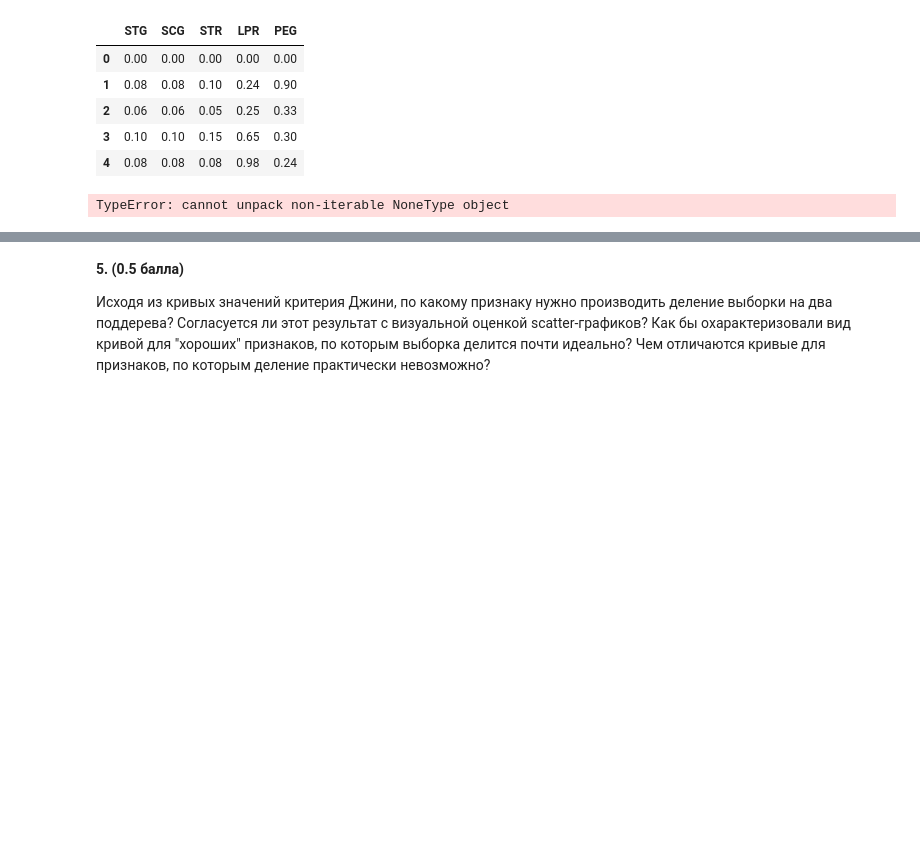
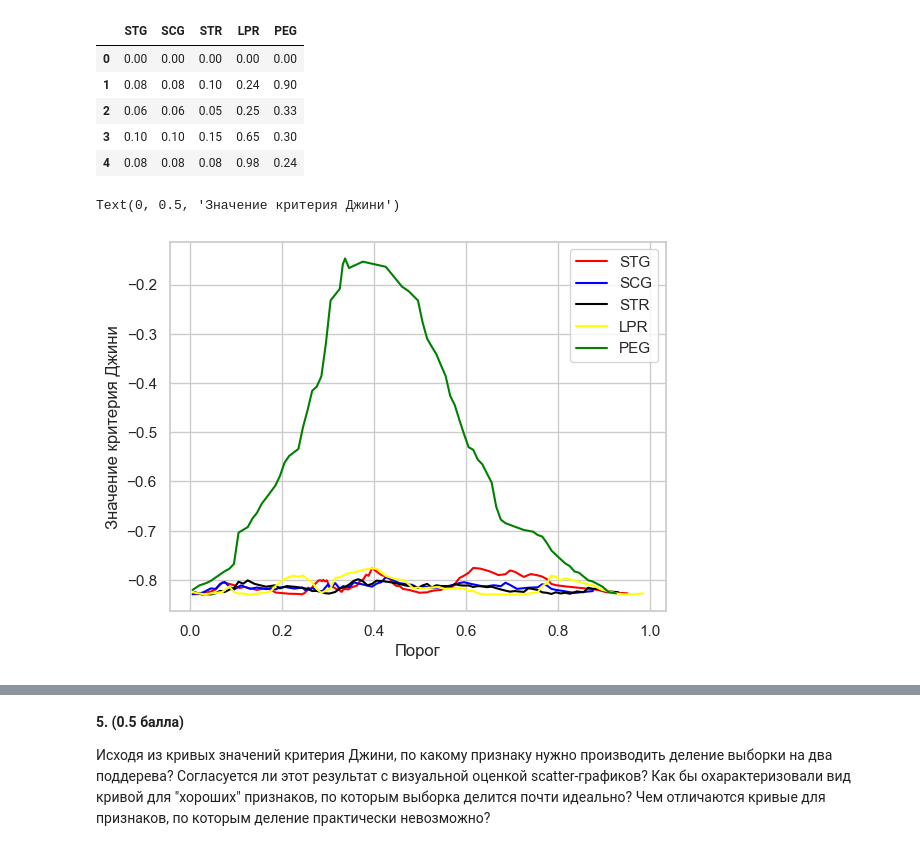
Before and after one commit to WhatislovePerm/MachineLearning2023, a Jupyter notebook: homework5/homework-practice-05-Decision_tree.ipynb, the cells around one changed output, grey strips where cells are left out. Cells and saved outputs as stored; diff of their text form; code cells hidden in the pictures; blank space fills up the shorter version.

```diff
--- a/homework5/homework-practice-05-Decision_tree.ipynb
+++ b/homework5/homework-practice-05-Decision_tree.ipynb
@@ -329,13 +340,18 @@ x_train.head()
 | 3 | 0.10 | 0.10 | 0.15 | 0.65 | 0.30 |
 | 4 | 0.08 | 0.08 | 0.08 | 0.98 | 0.24 |
 # %%
+from hw5code import find_best_split
+
+
 colors = ["red", "blue", "black", "yellow", "green"]
 for i, column in enumerate(x_train.columns):
     feature = np.array(x_train[column])
-    thresholds, gini, threshold_best, gini_best = hw5code.find_best_split(feature, y_train)
+    #print(feature, y_train)
+    thresholds, gini, threshold_best, gini_best = find_best_split(feature, y_train)
     plt.plot(thresholds, gini, c=colors[i], label=column)
 plt.legend()
 plt.xlabel("Порог")
 plt.ylabel("Значение критерия Джини")
 # %% [output]
-TypeError: cannot unpack non-iterable NoneType object
+Text(0, 0.5, 'Значение критерия Джини')
+[figure, added]
```
Also changed, not shown: parts of 18 cells of this notebook.
